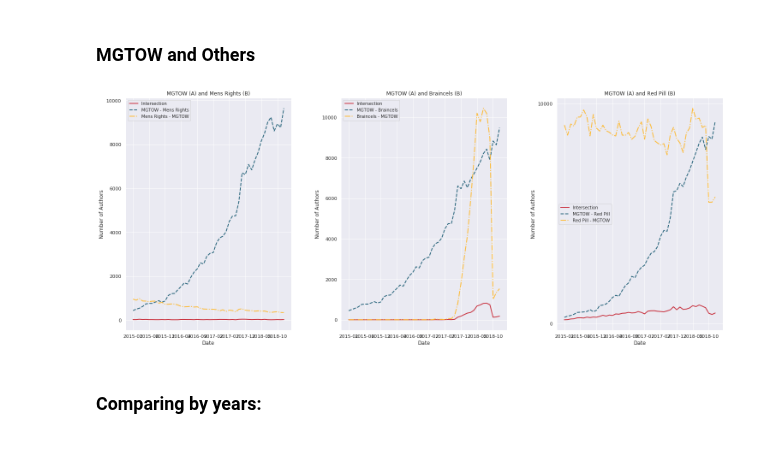
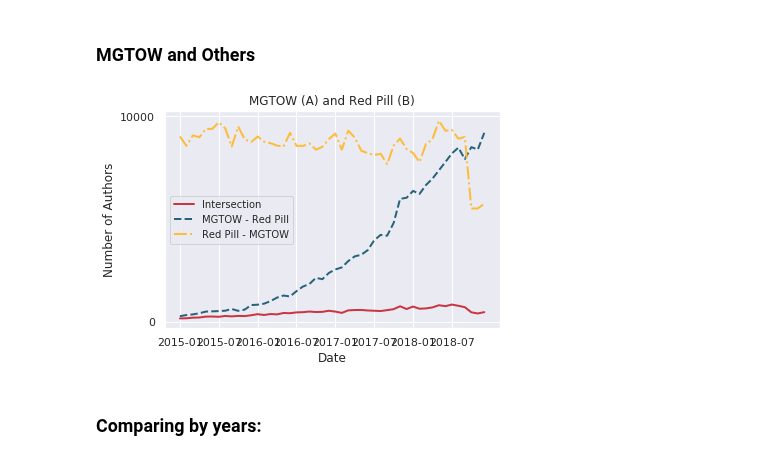
Before and after one commit to EmanuelHappy/Data-Science, a Jupyter notebook: _PushshiftReddit/Timeline-Authors.ipynb, the cells around one changed output. Saved outputs shown, nothing was run; the diff lists cells and outputs as text; code cells hidden in the pictures.

```diff
--- a/_PushshiftReddit/Timeline-Authors.ipynb
+++ b/_PushshiftReddit/Timeline-Authors.ipynb
@@ -96,6 +96,10 @@ Braincels_subreddits = ['askanincel', 'BlackPillScience', 'IncelsWithoutHate', '
 # %%
 RedPill_subreddits = ['RedPillParenting', 'TRPOffTopic', 'GEOTRP', 'thankTRP', 'redpillbooks',
                       'becomeaman', 'exredpill', 'RedPillWomen', 'TheBluePill', 'asktrp', 'TheRedPill']
+# %%
+other_months = ['2016-01', '2016-02', '2016-03', '2016-04', '2016-05', '2016-06', '2016-07', '2016-08', '2016-09',
+        '2016-10', '2016-11', '2016-12', '2017-01', '2017-02', '2017-03', '2017-04', '2017-05', '2017-06', '2017-07', '2017-08', '2017-09',
+        '2017-10', '2017-11', '2017-12']
 # %% [markdown]
 ### Comparing by Month:
 # %%
@@ -103,7 +107,7 @@ MR_df = create_df(MR_subreddits, months)
 # %%
 Braincels_df = create_df(Braincels_subreddits, months)
 # %%
-Red_Pill_df = create_df(RedPill_subreddits, months)
+Red_Pill_df = create_df(RedPill_subreddits, other_months)
 # %%
 plot_comparasion(MR_df, Braincels_df, 'Mens Rights', 'Braincels', timeline=months)
 # %% [output]
@@ -119,5 +123,5 @@ plot_comparasion(Braincels_df, Red_Pill_df, 'Braincels', 'Red Pill', timeline=mo
 # %% [markdown]
 ### MGTOW and Others
 # %%
-MGTOW_df = create_df(['MGTOW'], months)
+MGTOW_df = create_df(['MGTOW'], other_months)
 # %%
@@ -125,23 +129,22 @@ reddits = ['Mens Rights', 'Braincels', 'Red Pill']
 # %%
 c = 0
-fig, axs = plt.subplots(ncols=3, figsize=(25, 10))
-fig.subplots_adjust(wspace=0.3, hspace=0.3)
+
 plt.locator_params(axis='y', nbins=2)
-for df in [MR_df, Braincels_df, Red_Pill_df]:
-    inter, A_B, B_A = comparing_subreddits(MGTOW_df, df, months)
-    sns.set_context("notebook")
-    axs[c].plot(months, inter, "-", color="#ca3542", linewidth=2)
-    axs[c].plot(months, A_B, "--", color="#27647B", linewidth=2)
-    axs[c].plot(months, B_A, "-.", color="#febc38", linewidth=2)
-    axs[c].set_xticks([months[i] for i in range(0,len(months), 6)])
-    axs[c].legend(['Intersection', f'MGTOW - {reddits[c]}', f'{reddits[c]} - MGTOW'], fontsize=10)
-    axs[c].set_title(f"MGTOW (A) and {reddits[c]} (B)")
-    axs[c].set_xlabel("Date")
-    axs[c].set_ylabel("Number of Authors")
+df = Red_Pill_df
+inter, A_B, B_A = comparing_subreddits(MGTOW_df, df, months)
+sns.set_context("notebook")
+plt.plot(months, inter, "-", color="#ca3542", linewidth=2)
+plt.plot(months, A_B, "--", color="#27647B", linewidth=2)
+plt.plot(months, B_A, "-.", color="#febc38", linewidth=2)
+plt.xticks([months[i] for i in range(0,len(months), 6)])
+plt.legend(['Intersection', f'MGTOW - {reddits[c]}', f'{reddits[c]} - MGTOW'], fontsize=10)
+plt.title(f"MGTOW (A) and {reddits[c]} (B)")
+plt.xlabel("Date")
+plt.ylabel("Number of Authors")
 
-    c+=1
+c+=1
 # %% [output]
-[figure, old version]
+[figure, new version]
 # %% [markdown]
 ### Comparing by years:
 # %%
```
Also changed, not shown: parts of 1 cell of this notebook, 3 other files.
